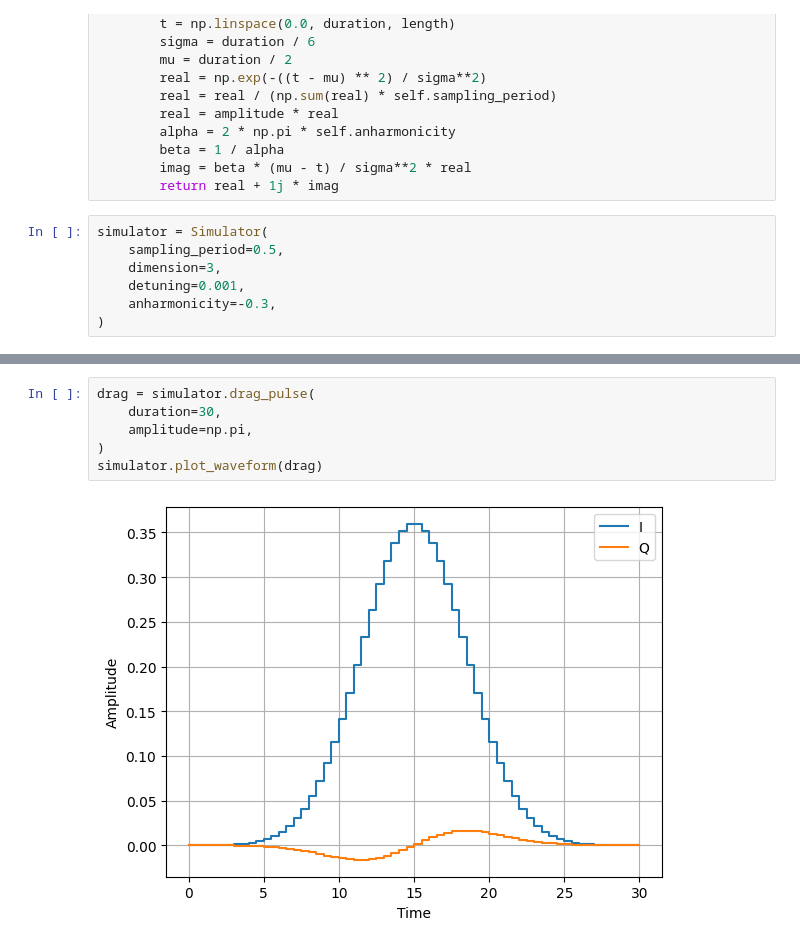
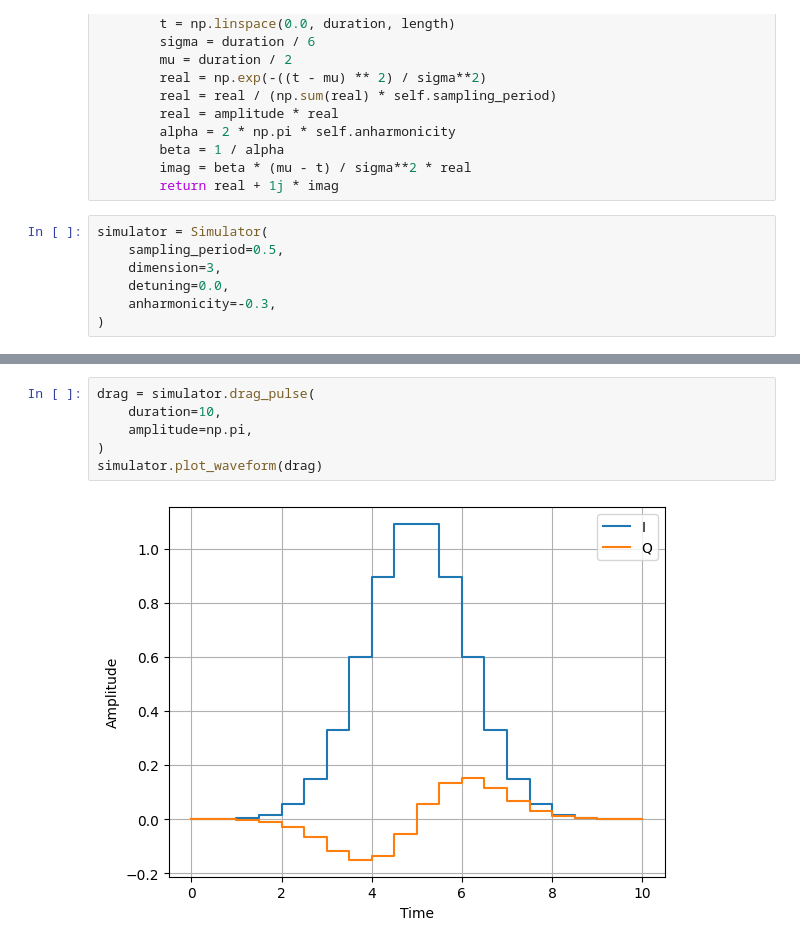
Before and after one commit to amachino/physics-of-qubits, a Jupyter notebook: content/ipynb/qubit-control.ipynb, the cells around one changed output, grey strips where cells are left out. Drawn from its saved outputs; the diff is of its cells as text.

```diff
--- a/content/ipynb/qubit-control.ipynb
+++ b/content/ipynb/qubit-control.ipynb
@@ -115,7 +115,7 @@ class Simulator:
 simulator = Simulator(
     sampling_period=0.5,
     dimension=3,
-    detuning=0.001,
+    detuning=0.0,
     anharmonicity=-0.3,
 )
 # %%
@@ -141,11 +141,11 @@ print(populations[-1][1])
 # %%
 drag = simulator.drag_pulse(
-    duration=30,
+    duration=10,
     amplitude=np.pi,
 )
 simulator.plot_waveform(drag)
 # %% [output]
-[figure, old version]
+[figure, new version]
 # %%
 result_drag = simulator.simulate(drag)
 simulator.display_bloch_sphere(result_drag)
```
Also changed, not shown: parts of 3 cells of this notebook.
